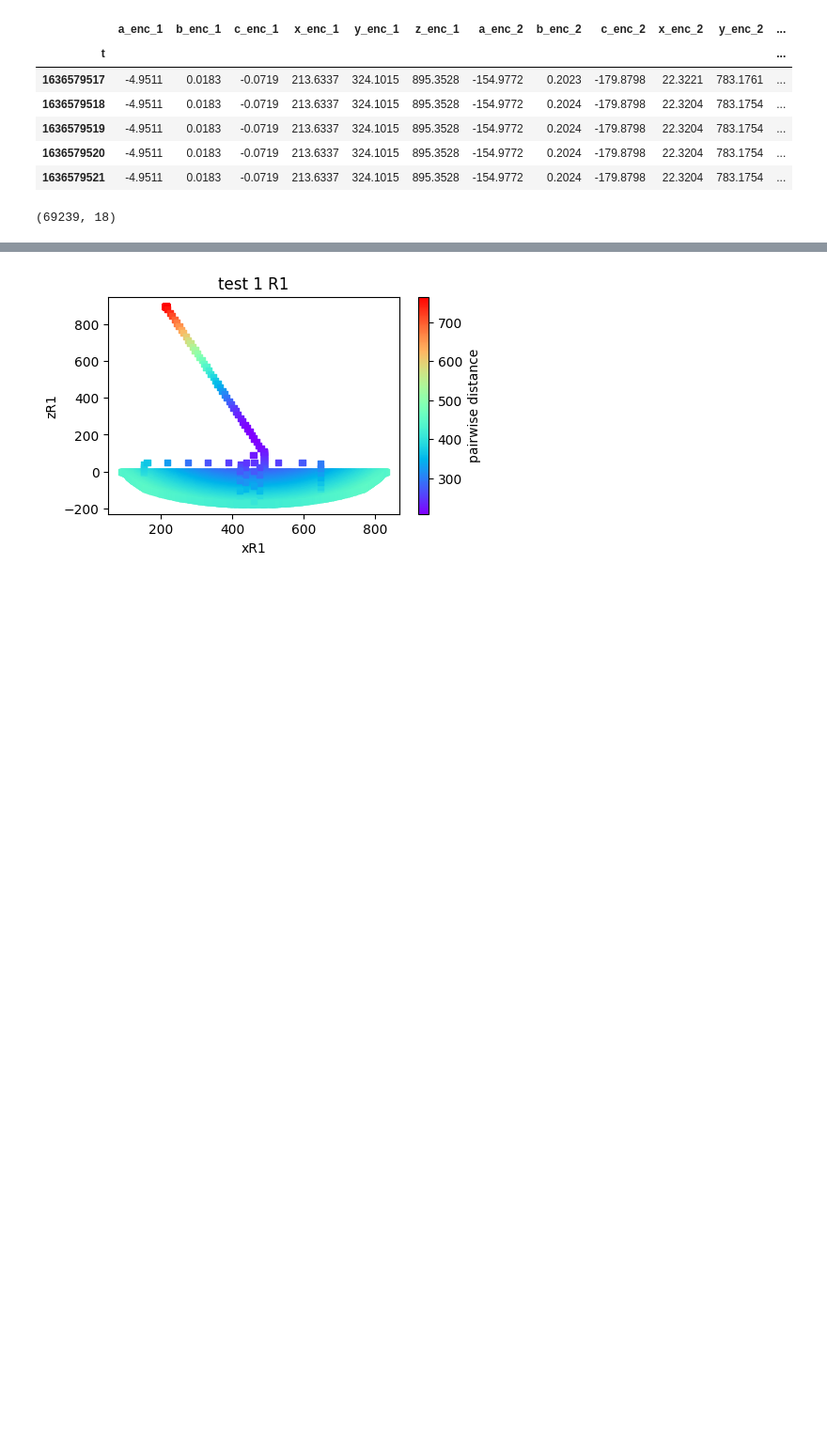
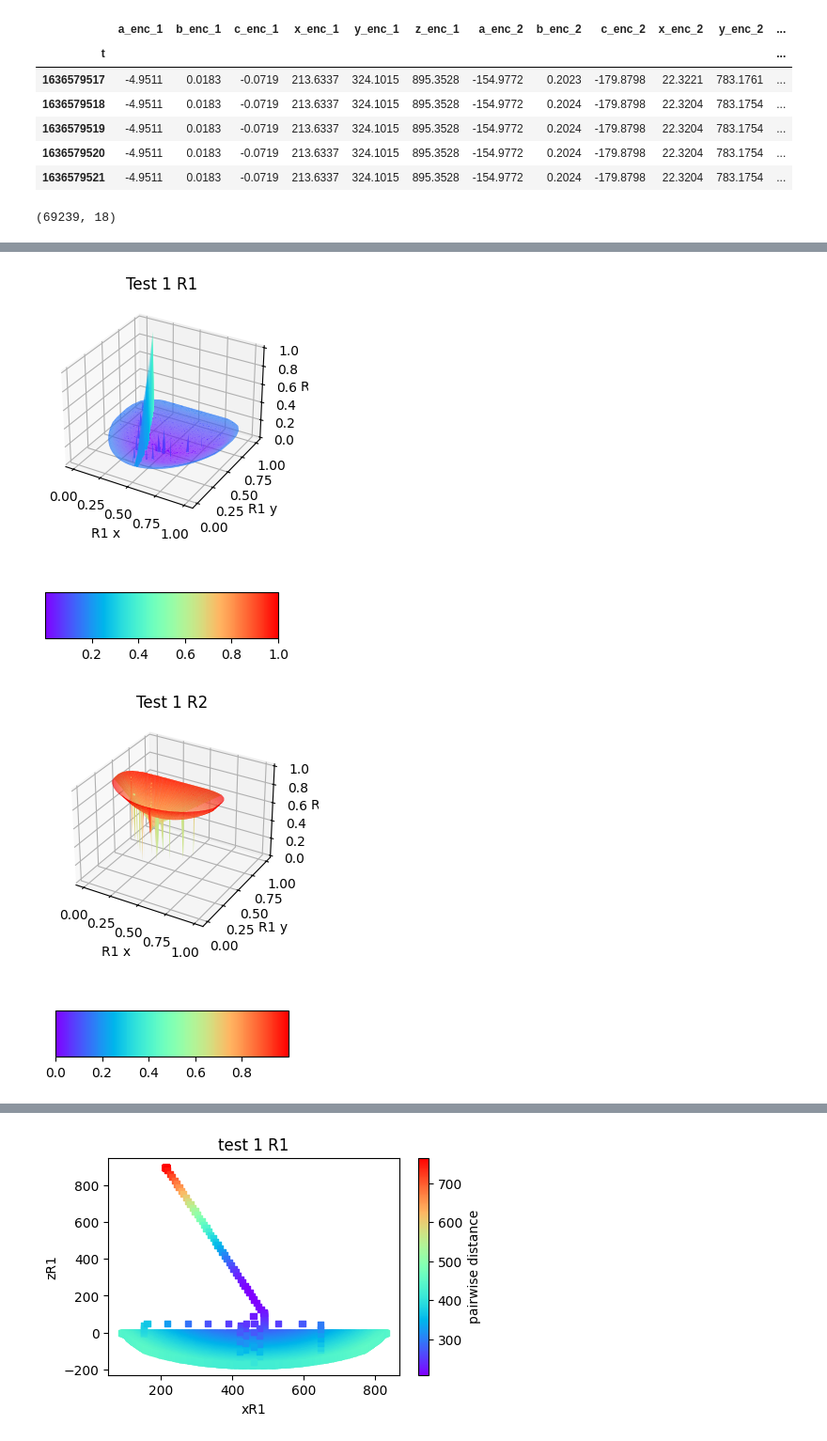
Before and after one commit to vputnam/machine_learning_soln, a Jupyter notebook: Jupyter/DataProcessing.ipynb, the cells around one changed output, grey strips where cells are left out. Shown at 94% size. Drawn from its saved outputs; the diff is of its cells as text; code cells hidden in the pictures; blank space fills up the shorter version.

```diff
--- a/Jupyter/DataProcessing.ipynb
+++ b/Jupyter/DataProcessing.ipynb
@@ -43,0 +66,12 @@ def trisurf_plot(xR1, yR1, zR1, xR2, yR2, zR2, title):
+# %%
+trisurf_plot(test1Normal['x_enc_1'], test1Normal['y_enc_1'], test1Normal['z_enc_1'], 'Test 1 R1')
+trisurf_plot(test1Normal['x_enc_2'], test1Normal['y_enc_2'], test1Normal['z_enc_2'], 'Test 1 R2')
+
+# trisurf_plot(test2Normal['x_enc_1'], test2Normal['y_enc_1'], test2Normal['z_enc_1'], 'Test 2 R1')
+# trisurf_plot(test2Normal['x_enc_2'], test2Normal['y_enc_2'], test2Normal['z_enc_2'], 'Test 2 R2')
+
+# trisurf_plot(test4Normal['x_enc_1'], test4Normal['y_enc_1'], test4Normal['z_enc_1'], 'Test 4 R1')
+# trisurf_plot(test4Normal['x_enc_2'], test4Normal['y_enc_2'], test4Normal['z_enc_2'], 'Test 4 R2')
+# %% [output]
+[figure, added]
+[figure, added]
```
Also changed, not shown: parts of 11 cells of this notebook, 1 other file.
